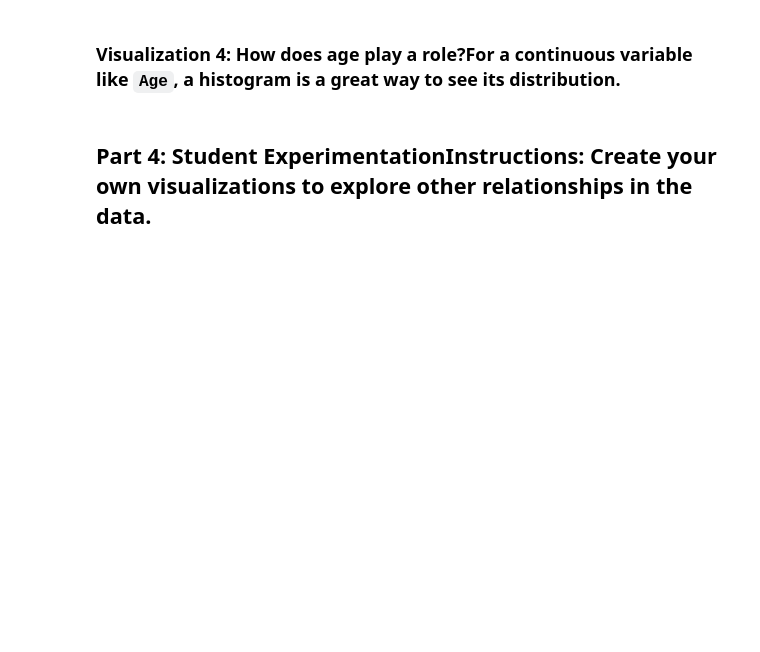
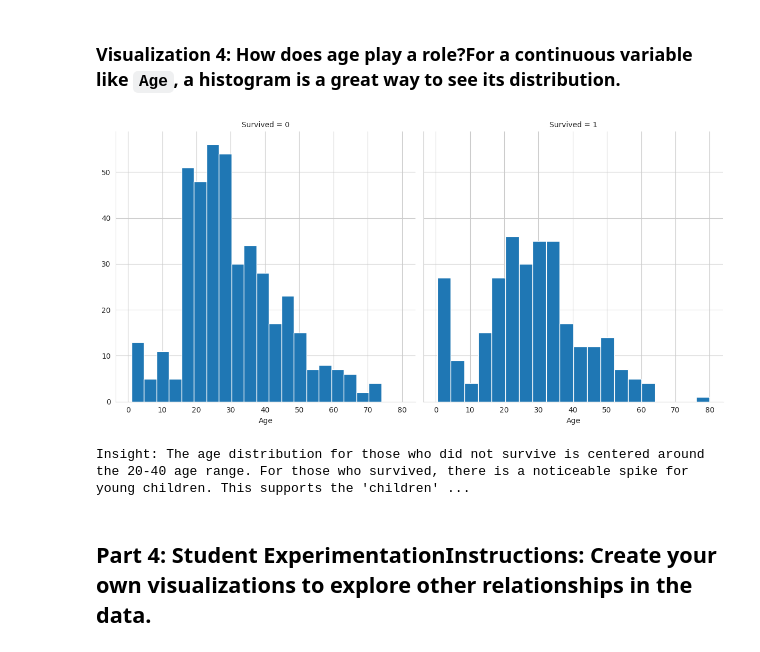
Before and after one commit to cano-elda/L04-Group-3-ITAI-1371, a Jupyter notebook: Module_04_Lab_Exploratory_Data_Analysis_1.ipynb, the cells around one changed output. Drawn from its saved outputs; the diff is of its cells as text; code cells hidden in the pictures; blank space fills up the shorter version.

```diff
--- a/Module_04_Lab_Exploratory_Data_Analysis_1.ipynb
+++ b/Module_04_Lab_Exploratory_Data_Analysis_1.ipynb
@@ -25,7 +101,15 @@ plt.figure(figsize=(10, 6))sns.countplot(x='Sex', hue='Survived', data=df)plt.ti
 # %% [markdown]
 ### Visualization 4: How does age play a role?For a continuous variable like `Age`, a histogram is a great way to see its distribution.
 # %%
-# A FacetGrid allows us to create multiple plots side-by-side to compare distributions.# Here, we create one histogram for passengers who died (col='Survived'=0) and one for those who survived (col='Survived'=1).g = sns.FacetGrid(df, col='Survived', height=6)g.map(plt.hist, 'Age', bins=20)plt.show()print("Insight: The age distribution for those who did not survive is centered around the 20-40 age range. For those who survived, there is a noticeable spike for young children. This supports the 'children' part of the mantra.")
+# A FacetGrid allows us to create multiple plots side-by-side to compare distributions.
+# Here, we create one histogram for passengers who died (col='Survived'=0) and one for those who survived (col='Survived'=1).
+g = sns.FacetGrid(df, col='Survived', height=6)
+g.map(plt.hist, 'Age', bins=20)
+plt.show()
+print("Insight: The age distribution for those who did not survive is centered around the 20-40 age range. For those who survived, there is a noticeable spike for young children. This supports the 'children' part of the mantra.")
+# %% [output]
+[figure, added]
+Insight: The age distribution for those who did not survive is centered around the 20-40 age range. For those who survived, there is a noticeable spike for young children. This supports the 'children' ...
 # %% [markdown]
 ## Part 4: Student Experimentation**Instructions:** Create your own visualizations to explore other relationships in the data.
 # %% [markdown]
```
Also changed, not shown: parts of 5 cells of this notebook.
